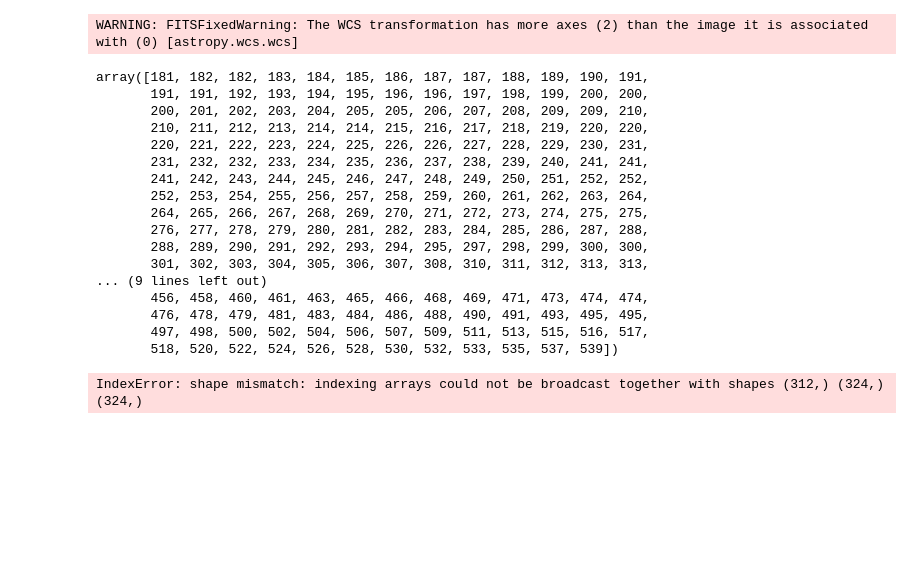
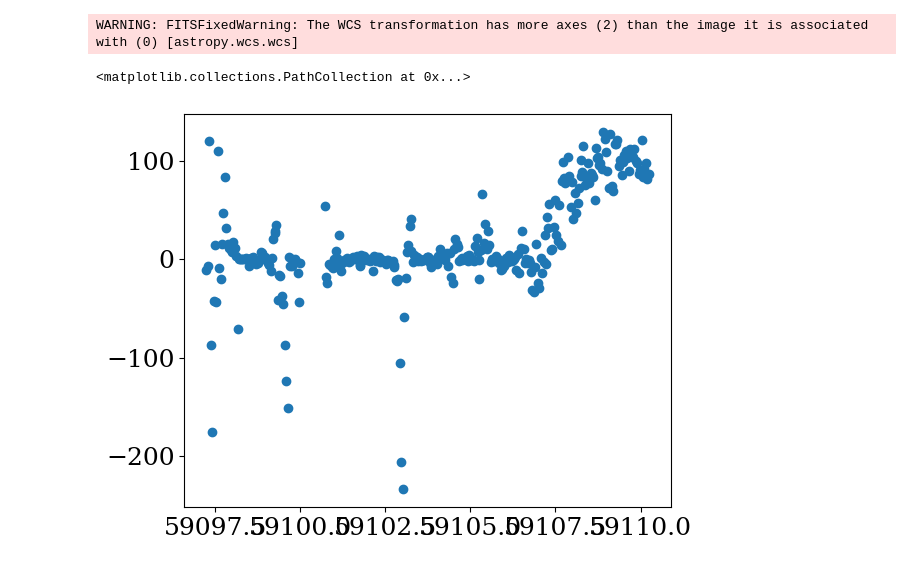
Before and after one commit to ble61/ASTR480, a Jupyter notebook: Test Code/allDataTest.ipynb, the cells around one changed output. Drawn from its saved outputs; the diff is of its cells as text; code cells hidden in the pictures; blank space fills up the shorter version.

```diff
--- a/Test Code/allDataTest.ipynb
+++ b/Test Code/allDataTest.ipynb
@@ -40,51 +65,54 @@ allFluxes.shape
 # %%
-targetWSC = fits.open("./TESSdata_Sector2_Cam1_Ccd1_Cut1of16_wcs.fits")[0]
+targetWSC = fits.open(f"../OzData/{sector}_{cam}_{ccd}_{cut}_wcs.fits")[0]
 
 w = wcs.WCS(targetWSC.header)
 
-c=SkyCoord(interpedNamePos["RA"], interpedNamePos["Dec"], unit="deg")
+interpCoords=SkyCoord(ra = interpedNamePos["RA"], dec = interpedNamePos["Dec"], unit="deg")
 
-interpedX, interpedY  = w.wcs_world2pix(c.ra,c.dec,0)
+interpedX, interpedY  = w.all_world2pix(interpCoords.ra, interpCoords.dec,0)
+
+interpedX = interpedX.round().astype(int)
+interpedY = interpedY.round().astype(int)
+
 
 startTime = targetWSC.header["MJD-OBS"]
 endTime = targetWSC.header["MJD-END"]
 
 frameTimes = np.linspace(startTime,endTime,numFrames)
 
-frameNums = [ np.argmin(np.abs(frameTimes-(time-2400000.5))) for time in interpedNamePos["epoch"] ] #2400000.5 is ofset between JD and MJD
+frameNums = [ np.argmin(np.abs(frameTimes-(time-timeOffset))) for time in interpedNamePos["epoch"]] #2400000.5 is ofset between JD and MJD
 
 interpedNamePos["epoch"].max() - interpedNamePos["epoch"].min()
 
 
-
-xUnq, xUnqId = np.unique(interpedX, return_index=True)
-yUnq, yUnqId = np.unique(interpedY, return_index=True)
 fUnq, fUnqId = np.unique(frameNums, return_index=True)
 
-xUnq = xUnq.round()
+# theseFluxes = allFluxes[fUnq,xUnq.round().astype(int),yUnq.round().astype(int)]
+
+# assert np.array_equal()
+xs = interpedX[fUnqId]
+ys = interpedY[fUnqId]
+
+fluxShape = allFluxes.shape
+
+mask = (fUnq < fluxShape[0]) & (xs < fluxShape[1]) & (ys<fluxShape[2])
+
+xsIn = xs[mask]
+ysIn = ys[mask]
+fsIn = fUnq[mask]
+
+sumFluxes = []
+
+for f,x,y in zip(fsIn, ysIn, xsIn): #????looks like x and y is flipped
+    sumFluxes.append(np.sum(allFluxes[f,x-3:x+3,y-3:y+3]))
 
 
-# assert np.array_equal()
+
+
+thisLC = allFluxes[fsIn,ysIn,xsIn] #????looks like x and y is flipped
+
+plt.scatter(frameTimes[fsIn], sumFluxes)
 # %% [output]
 WARNING: FITSFixedWarning: The WCS transformation has more axes (2) than the image it is associated with (0) [astropy.wcs.wcs]
-array([181, 182, 182, 183, 184, 185, 186, 187, 187, 188, 189, 190, 191,
-       191, 191, 192, 193, 194, 195, 196, 196, 197, 198, 199, 200, 200,
-       200, 201, 202, 203, 204, 205, 205, 206, 207, 208, 209, 209, 210,
-       210, 211, 212, 213, 214, 214, 215, 216, 217, 218, 219, 220, 220,
-       220, 221, 222, 223, 224, 225, 226, 226, 227, 228, 229, 230, 231,
-       231, 232, 232, 233, 234, 235, 236, 237, 238, 239, 240, 241, 241,
-       241, 242, 243, 244, 245, 246, 247, 248, 249, 250, 251, 252, 252,
-       252, 253, 254, 255, 256, 257, 258, 259, 260, 261, 262, 263, 264,
-       264, 265, 266, 267, 268, 269, 270, 271, 272, 273, 274, 275, 275,
-       276, 277, 278, 279, 280, 281, 282, 283, 284, 285, 286, 287, 288,
-       288, 289, 290, 291, 292, 293, 294, 295, 297, 298, 299, 300, 300,
-       301, 302, 303, 304, 305, 306, 307, 308, 310, 311, 312, 313, 313,
-... (9 lines left out)
-       456, 458, 460, 461, 463, 465, 466, 468, 469, 471, 473, 474, 474,
-       476, 478, 479, 481, 483, 484, 486, 488, 490, 491, 493, 495, 495,
-       497, 498, 500, 502, 504, 506, 507, 509, 511, 513, 515, 516, 517,
-       518, 520, 522, 524, 526, 528, 530, 532, 533, 535, 537, 539])
+<matplotlib.collections.PathCollection at 0x...>
+[figure, added]
-# %%
-theseFluxes = allFluxes[fUnq,xUnq[].round().astype(int),yUnq.round().astype(int)]
-# %% [output]
-IndexError: shape mismatch: indexing arrays could not be broadcast together with shapes (312,) (324,) (324,)
```
Also changed, not shown: parts of 5 cells of this notebook, 32 other files.
